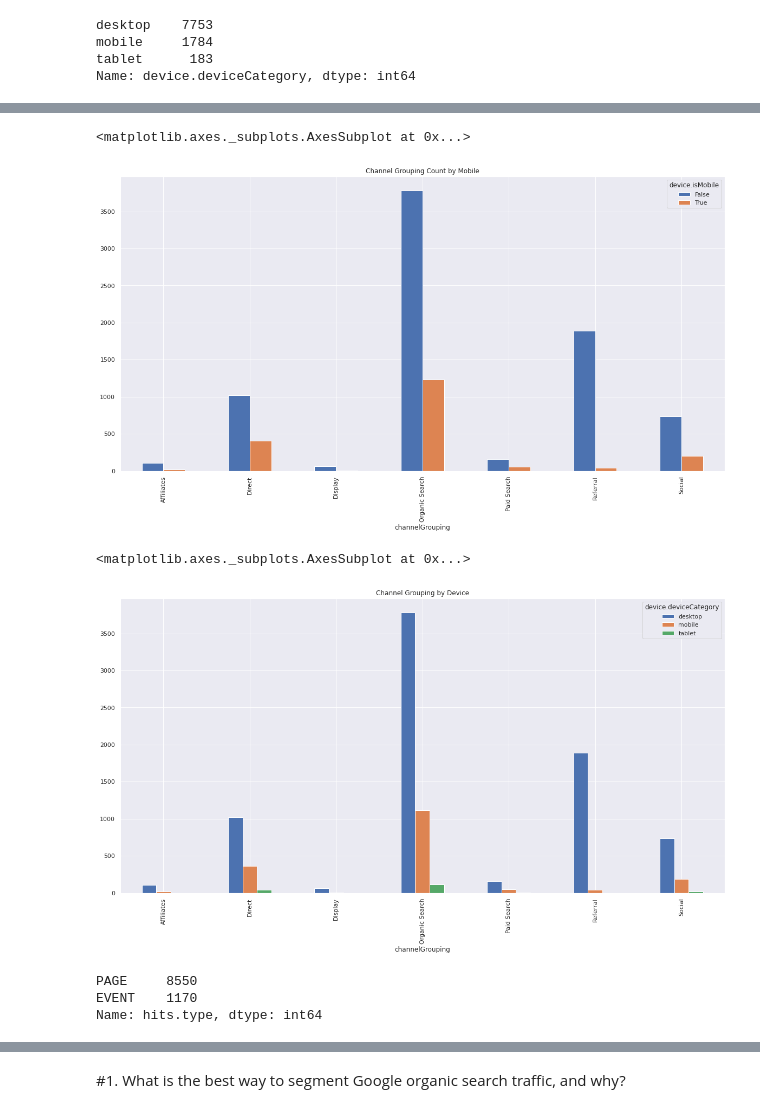
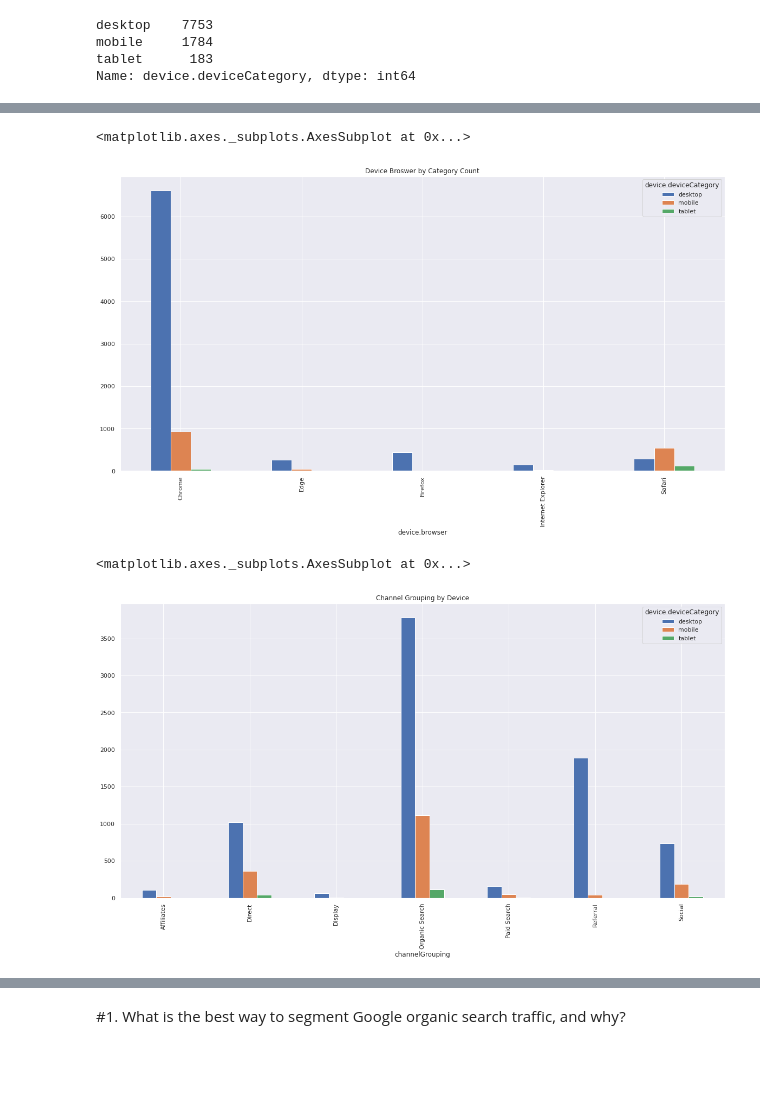
Before and after one commit to cmannnn/workhuman_data_analytic_canidate_exercise, a Jupyter notebook: workhuman_data_analytic_canidate_exercise.ipynb, the cells around one changed output, grey strips where cells are left out. Drawn from its saved outputs; the diff is of its cells as text; code cells hidden in the pictures; blank space fills up the shorter version.

```diff
--- a/workhuman_data_analytic_canidate_exercise.ipynb
+++ b/workhuman_data_analytic_canidate_exercise.ipynb
@@ -175,21 +175,19 @@ plt.plot()
+# %%
+# top 5 browser grouping by device
+browser_list = ['Chrome', 'Edge', 'Firefox', 'Internet Explorer', 'Safari']
+browser_top_five = df[df['device.browser'].isin(browser_list)]
+
+channel_mobile_group = browser_top_five.groupby(['device.browser', 'device.deviceCategory'])
+channel_mobile_group_count = channel_mobile_group['device.browser'].count()
+channel_mobile_group_count.unstack().plot.bar(figsize = (20, 10), title = 'Top 5 Device Broswer by Category Count')
+# %% [output]
+<matplotlib.axes._subplots.AxesSubplot at 0x...>
+[figure, added]
 # %%
-channel_mobile_group = df.groupby(['channelGrouping', 'device.isMobile'])
-channel_mobile_group_count = channel_mobile_group['channelGrouping'].count()
-channel_mobile_group_count.unstack().plot.bar(figsize = (20, 10), title = 'Channel Grouping Count by Mobile')
+# channel grouping by device category
+device_category_mobile_group = df.groupby(['channelGrouping', 'device.deviceCategory'])
+device_category_mobile_group_count = device_category_mobile_group['channelGrouping'].count()
+device_category_mobile_group_count.unstack().plot.bar(figsize = (20, 10), title = 'Channel Grouping by Device')
 # %% [output]
 <matplotlib.axes._subplots.AxesSubplot at 0x...>
-[figure, old version]
+[figure, new version]
-# %%
-#df['device.deviceCategory'].value_counts()
-device_category_mobile_group = df.groupby(['channelGrouping', 'device.deviceCategory'])
-device_category_mobile_group_count = device_category_mobile_group['channelGrouping'].count()
-device_category_mobile_group_count.unstack().plot.bar(figsize = (20, 10), title = 'Channel Grouping by Device')
-# %% [output]
-<matplotlib.axes._subplots.AxesSubplot at 0x...>
-[figure, removed]
-# %%
-df['hits.type'].value_counts()
-# %% [output]
-PAGE     8550
-EVENT    1170
-Name: hits.type, dtype: int64
```
Also changed, not shown: parts of 42 cells of this notebook.
